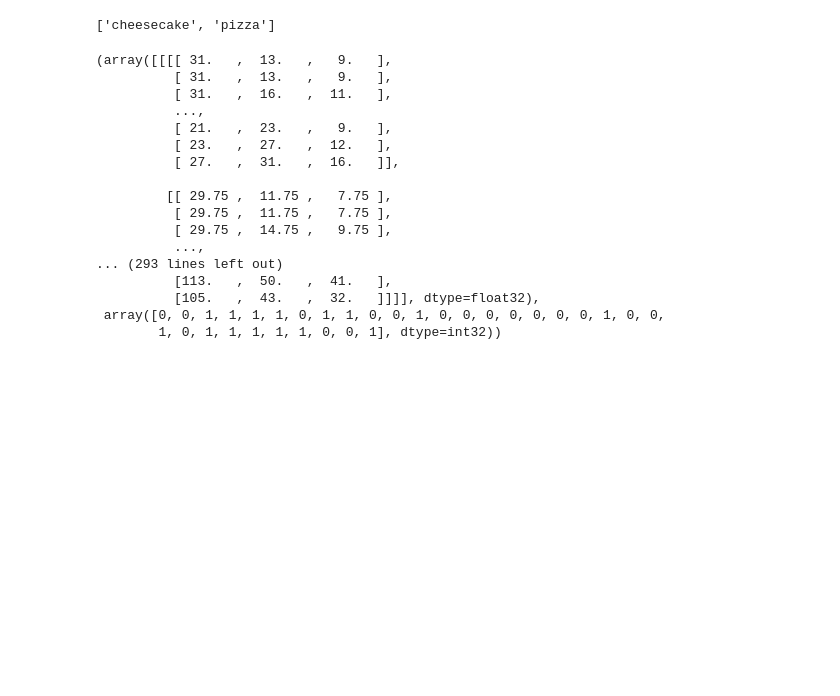
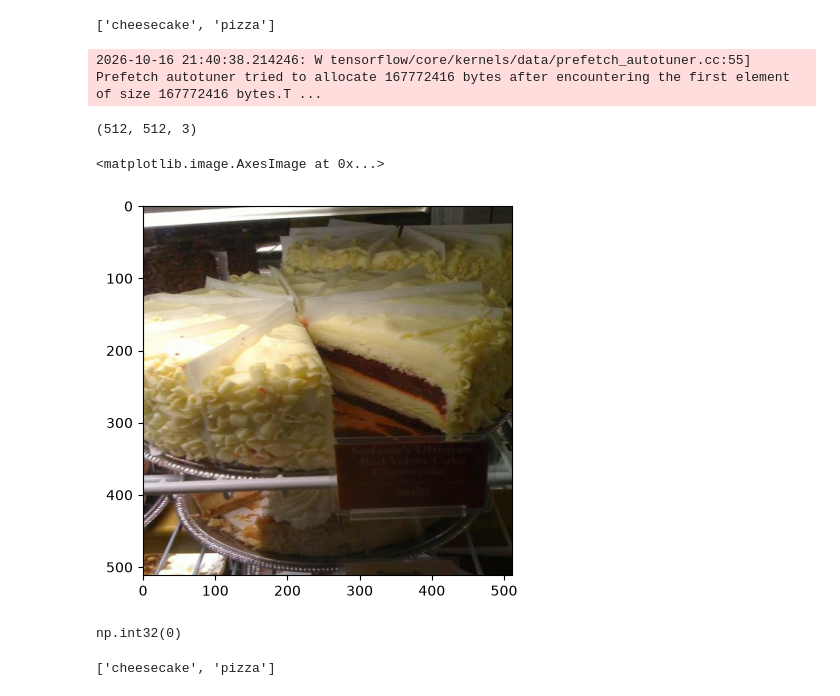
Before and after one commit to RishatTalukder/Deep_Learning_With_Tensorflow, a Jupyter notebook: 4_Convolutional_Neural_network/1_CNN.ipynb, the cells around one changed output. Drawn from its saved outputs; the diff is of its cells as text; code cells hidden in the pictures; blank space fills up the shorter version.

Commit message:
learned how to extract images

```diff
--- a/4_Convolutional_Neural_network/1_CNN.ipynb
+++ b/4_Convolutional_Neural_network/1_CNN.ipynb
@@ -405,22 +418,25 @@ image_dataset.class_names
 ['cheesecake', 'pizza']
 # %%
 import numpy as np
-image_dataset.as_numpy_iterator().next()
+images, targets = image_dataset.as_numpy_iterator().next()
 # %% [output]
-(array([[[[ 31.   ,  13.   ,   9.   ],
-          [ 31.   ,  13.   ,   9.   ],
-          [ 31.   ,  16.   ,  11.   ],
-          ...,
-          [ 21.   ,  23.   ,   9.   ],
-          [ 23.   ,  27.   ,  12.   ],
-          [ 27.   ,  31.   ,  16.   ]],
-
-         [[ 29.75 ,  11.75 ,   7.75 ],
-          [ 29.75 ,  11.75 ,   7.75 ],
-          [ 29.75 ,  14.75 ,   9.75 ],
-          ...,
-... (293 lines left out)
-          [113.   ,  50.   ,  41.   ],
-          [105.   ,  43.   ,  32.   ]]]], dtype=float32),
- array([0, 0, 1, 1, 1, 1, 0, 1, 1, 0, 0, 1, 0, 0, 0, 0, 0, 0, 0, 1, 0, 0,
-        1, 0, 1, 1, 1, 1, 1, 0, 0, 1], dtype=int32))
+2026-10-16 21:40:38.214246: W tensorflow/core/kernels/data/prefetch_autotuner.cc:55] Prefetch autotuner tried to allocate 167772416 bytes after encountering the first element of size 167772416 bytes.T ...
+# %%
+images[0]/255
+# %% [output]
+(512, 512, 3)
+# %%
+import matplotlib.pyplot as plt
+
+plt.imshow(images[0]/255)
+# %% [output]
+<matplotlib.image.AxesImage at 0x...>
+[figure, added]
+# %%
+targets[0]
+# %% [output]
+np.int32(0)
+# %%
+image_dataset.class_names
+# %% [output]
+['cheesecake', 'pizza']
```
Also changed, not shown: parts of 3 cells of this notebook.
